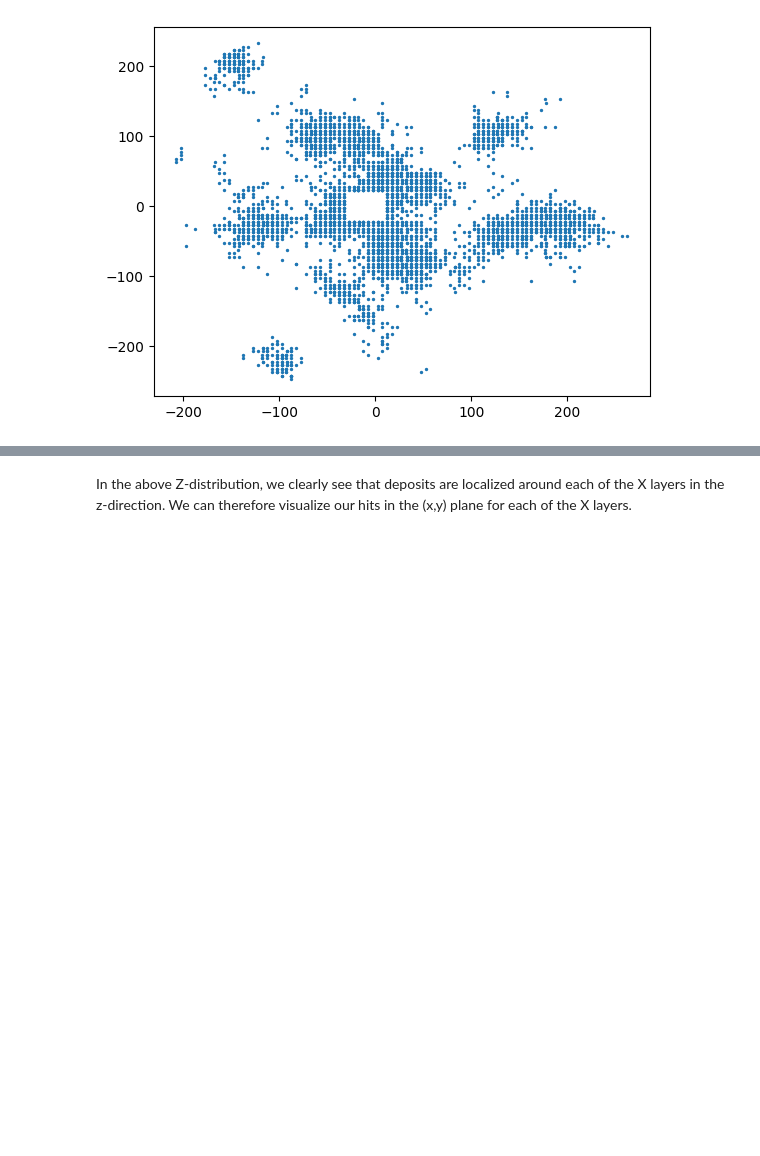
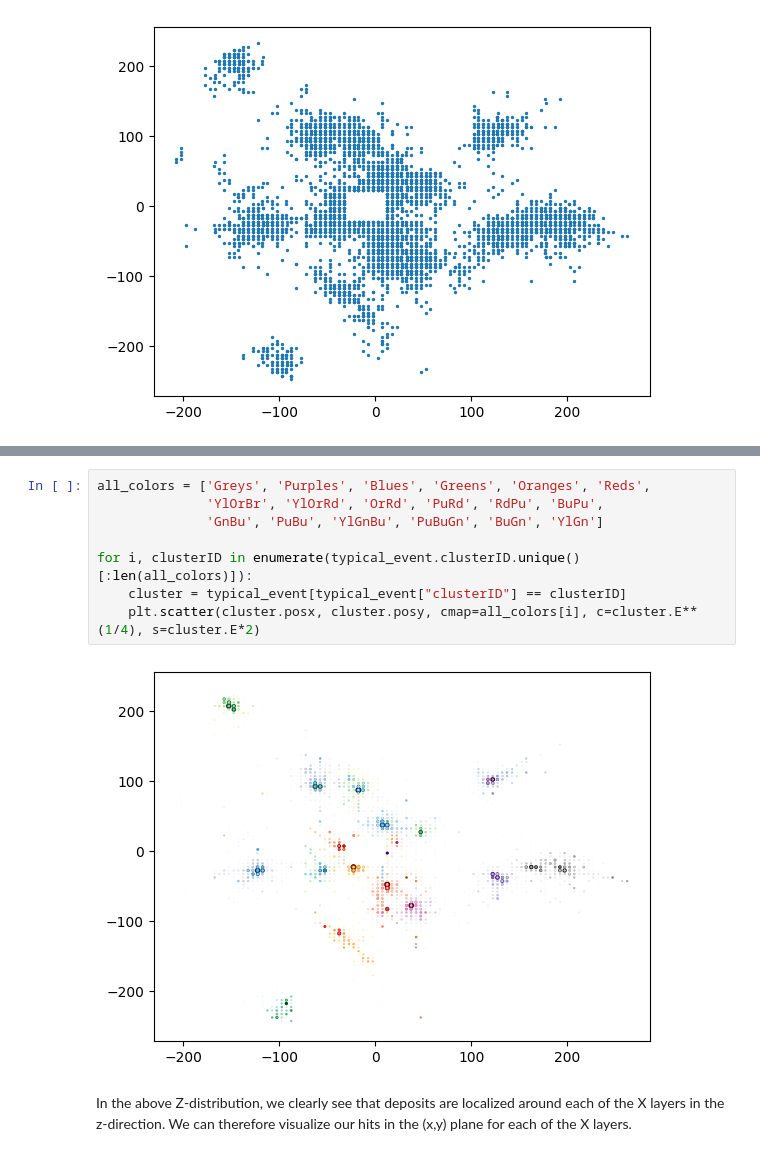
Before and after one commit to wpmccormack/ePIC_Clustering_2023, a Jupyter notebook: examples/notebooks/0_Exploratory_Data_Analysis.ipynb, the cells around one changed output, grey strips where cells are left out. Cells and saved outputs as stored; diff of their text form; blank space fills up the shorter version.

```diff
--- a/examples/notebooks/0_Exploratory_Data_Analysis.ipynb
+++ b/examples/notebooks/0_Exploratory_Data_Analysis.ipynb
@@ -118,2 +118,12 @@ We see that there are not **so** many particles in each event, so we can color-c
+# %%
+all_colors = ['Greys', 'Purples', 'Blues', 'Greens', 'Oranges', 'Reds',
+              'YlOrBr', 'YlOrRd', 'OrRd', 'PuRd', 'RdPu', 'BuPu',
+              'GnBu', 'PuBu', 'YlGnBu', 'PuBuGn', 'BuGn', 'YlGn']
+
+for i, clusterID in enumerate(typical_event.clusterID.unique()[:len(all_colors)]):
+    cluster = typical_event[typical_event["clusterID"] == clusterID]
+    plt.scatter(cluster.posx, cluster.posy, cmap=all_colors[i], c=cluster.E**(1/4), s=cluster.E*2)
+# %% [output]
+[figure, added]
 # %% [markdown]
 In the above Z-distribution, we clearly see that deposits are localized around each of the X layers in the z-direction. We can therefore visualize our hits in the (x,y) plane for each of the X layers.
```
Also changed, not shown: parts of 7 cells of this notebook.
